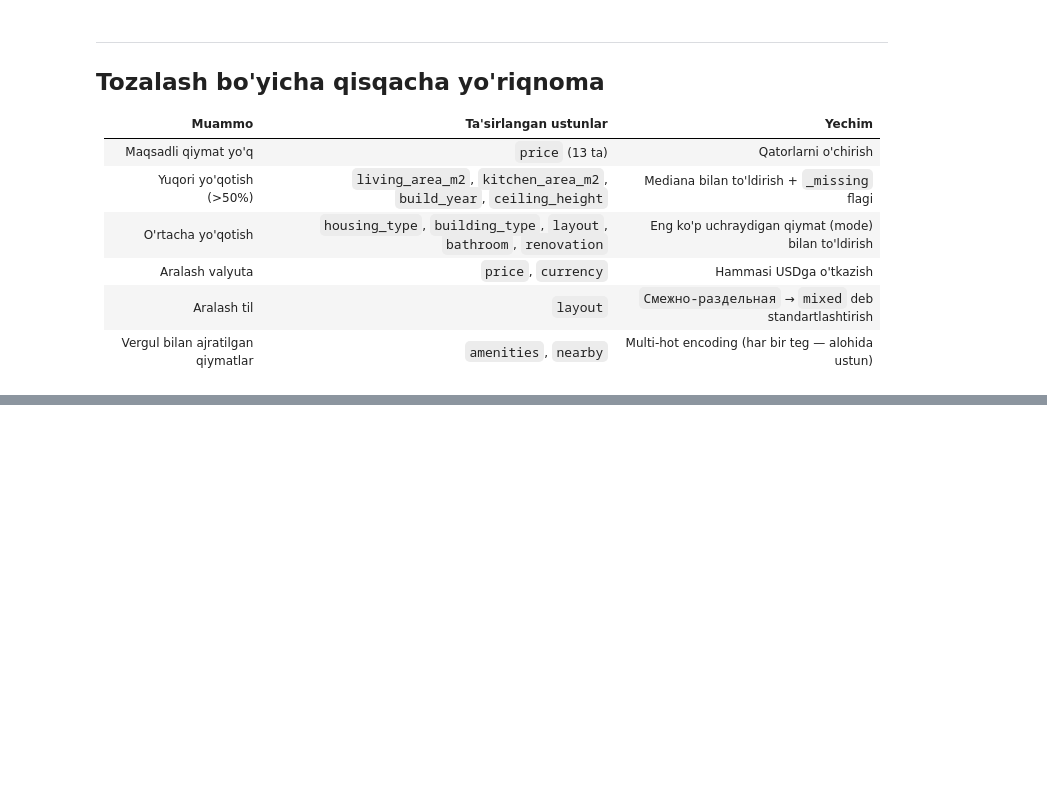
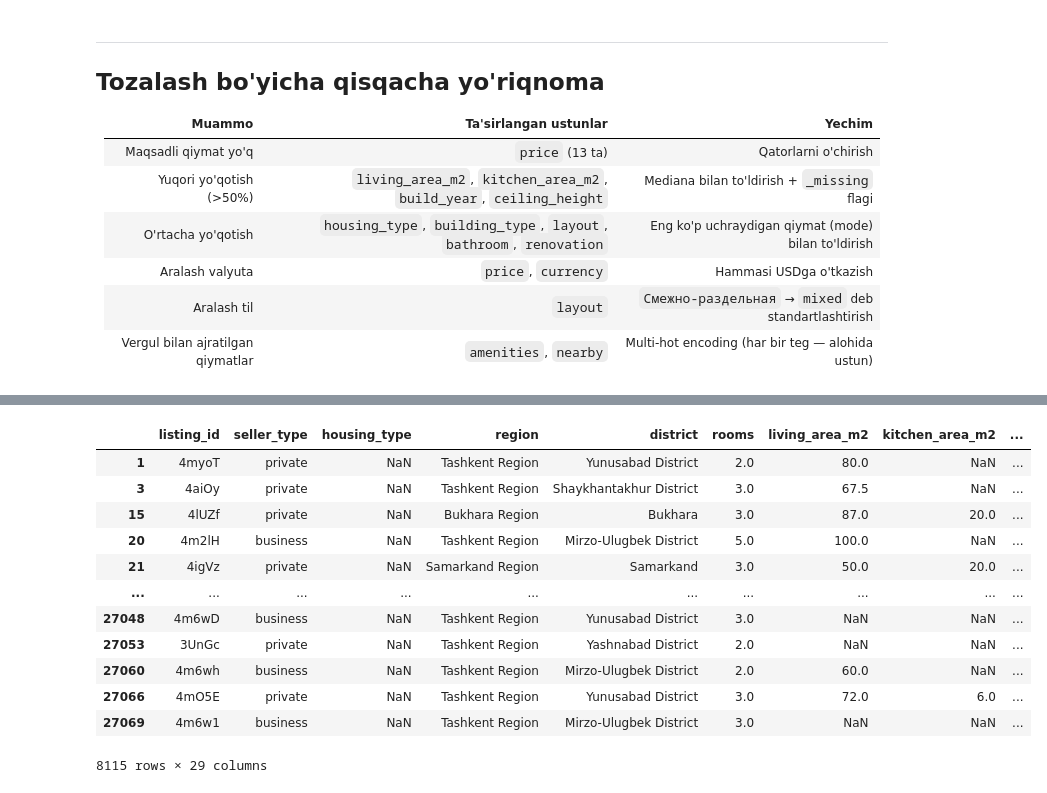
Before and after one commit to Javoh20111/Tashkent-apartment-analysis, a Jupyter notebook: notebooks/1_data_cleaning.ipynb, the cells around one changed output, grey strips where cells are left out. Saved outputs shown, nothing was run; the diff lists cells and outputs as text; code cells hidden in the pictures; blank space fills up the shorter version.

```diff
--- a/notebooks/1_data_cleaning.ipynb
+++ b/notebooks/1_data_cleaning.ipynb
@@ -256,0 +291,16 @@ Noyoblik soni: 18267
+# %%
+df_cleaned.loc[df_cleaned['price_usd'] < 12000]
+# %% [output]
+|  | listing_id | seller_type | housing_type | region | district | rooms | living_area_m2 | kitchen_area_m2 | ... |
+| 1 | 4myoT | private | NaN | Tashkent Region | Yunusabad District | 2.0 | 80.0 | NaN | ... |
+| 3 | 4aiOy | private | NaN | Tashkent Region | Shaykhantakhur District | 3.0 | 67.5 | NaN | ... |
+| 15 | 4lUZf | private | NaN | Bukhara Region | Bukhara | 3.0 | 87.0 | 20.0 | ... |
+| 20 | 4m2lH | business | NaN | Tashkent Region | Mirzo-Ulugbek District | 5.0 | 100.0 | NaN | ... |
+| 21 | 4igVz | private | NaN | Samarkand Region | Samarkand | 3.0 | 50.0 | 20.0 | ... |
+| ... | ... | ... | ... | ... | ... | ... | ... | ... | ... |
+| 27048 | 4m6wD | business | NaN | Tashkent Region | Yunusabad District | 3.0 | NaN | NaN | ... |
+| 27053 | 3UnGc | private | NaN | Tashkent Region | Yashnabad District | 2.0 | NaN | NaN | ... |
+| 27060 | 4m6wh | business | NaN | Tashkent Region | Mirzo-Ulugbek District | 2.0 | 60.0 | NaN | ... |
+| 27066 | 4mO5E | private | NaN | Tashkent Region | Yunusabad District | 3.0 | 72.0 | 6.0 | ... |
+| 27069 | 4m6w1 | business | NaN | Tashkent Region | Mirzo-Ulugbek District | 3.0 | NaN | NaN | ... |
+8115 rows × 29 columns
```
Also changed, not shown: parts of 10 cells of this notebook, 1 other file.
